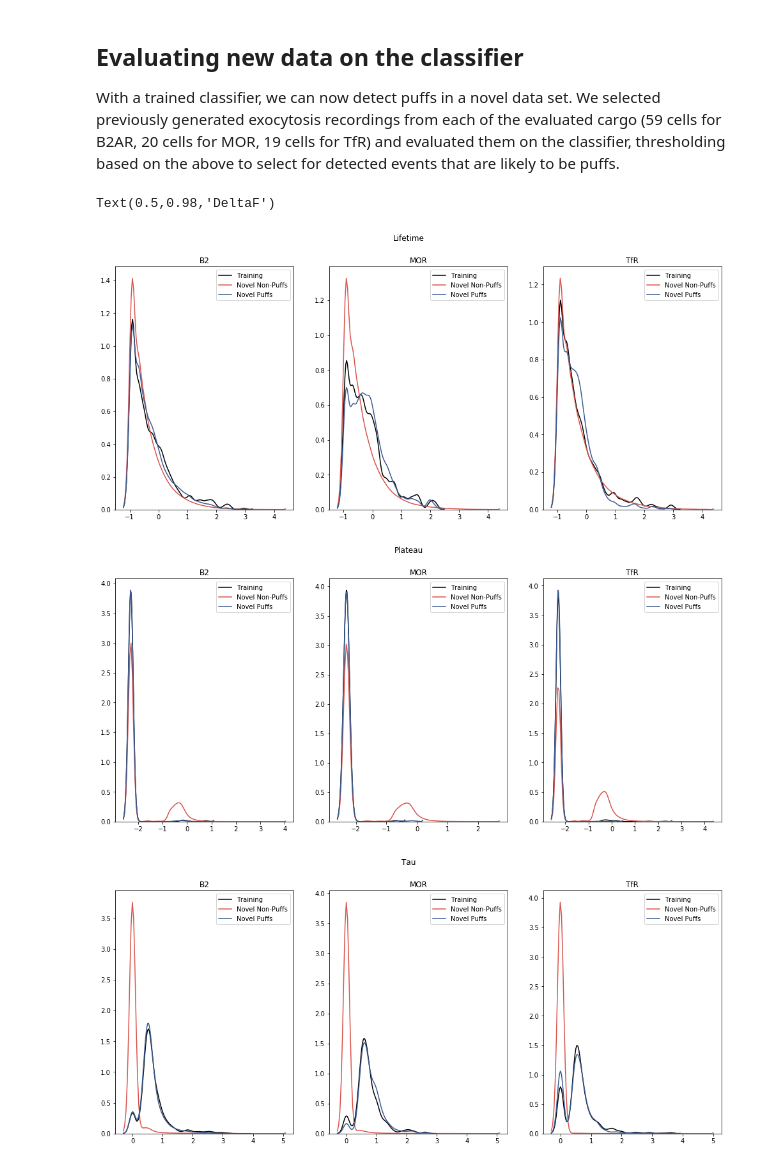
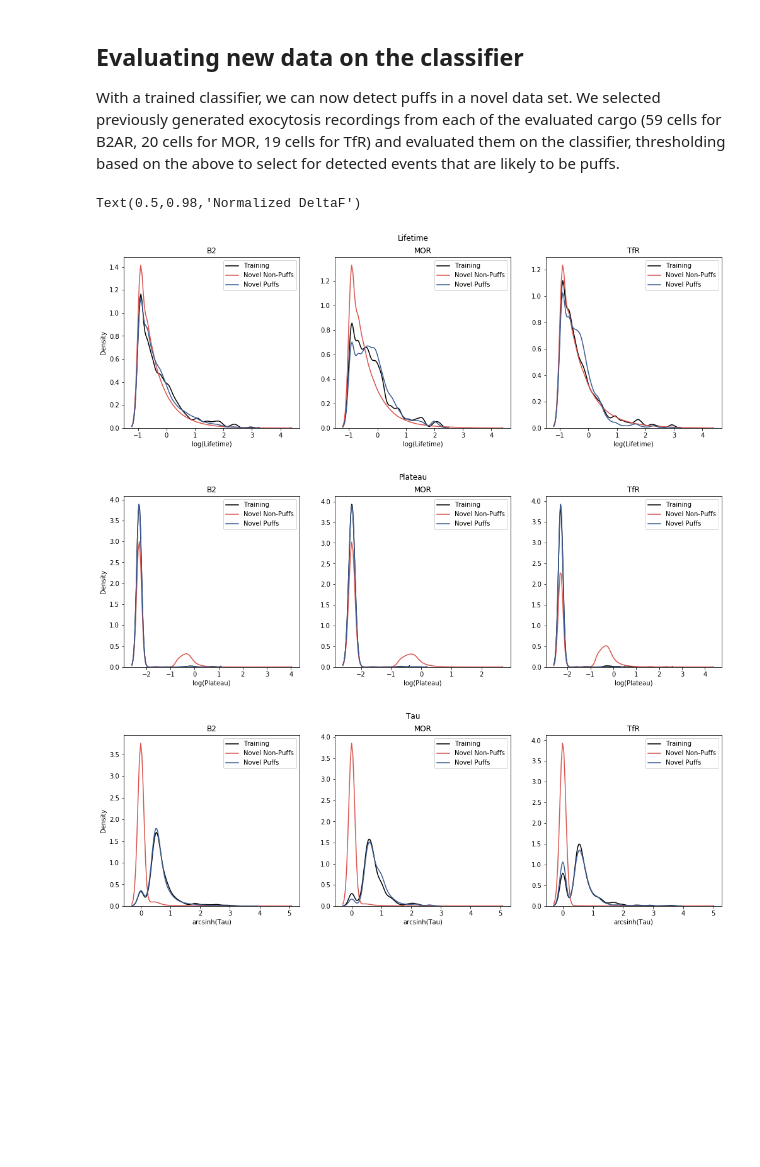
Before and after one commit to exark/puffsAnalysis, a Jupyter notebook: threshold-paper.ipynb, the cells around one changed output. Saved outputs shown, nothing was run; the diff lists cells and outputs as text; code cells hidden in the pictures; blank space fills up the shorter version.

```diff
--- a/threshold-paper.ipynb
+++ b/threshold-paper.ipynb
@@ -164,6 +216,9 @@ fit_mds = mds_class.fit_transform(scaled_puffs)
 tsne_class = sklearn.manifold.TSNE(random_state=237)
 fit_tsne = tsne_class.fit_transform(scaled_puffs)
 # %%
+puff_pal = sns.color_palette(['goldenrod', 'blue', 'purple'])
+sns.set_palette(puff_pal)
+
 plt.figure()
 
 plt.title('MDS of Puffs Across Cargos')
@@ -176,12 +231,14 @@ plt.legend()
 
 plt.figure()
 
-plt.title('tSNE of Puffs Across Cargos')
+plt.title('tSNE Projection')
 for cargo in ['B2','MOR','TfR']:
     filt = (puffs_for_ds['cargo'] == cargo)
     plt.plot(fit_tsne[filt,0],
              fit_tsne[filt,1],
              marker='o', markersize='4', ls='None', alpha = .8, label=cargo)
+    plt.xlabel('Dimesnion 2')
+    plt.ylabel('Dimesnion 1')
 plt.legend()
 # %% [output]
 <matplotlib.legend.Legend at 0x...>
@@ -364,65 +477,83 @@ for cargo, thresh in {'B2' : 0.56, 'MOR' : 0.75, 'TfR' : 0.66}.items():
 puff_pal = sns.color_palette(['black', sns.xkcd_rgb['pale red'], sns.xkcd_rgb['denim blue']])
 sns.set_palette(puff_pal)
 
-fig, ax = plt.subplots(1,3,figsize=(17,7))
+fig, ax = plt.subplots(1,3,figsize=(17,5))
 
 for axis, cargo in enumerate(['B2', 'MOR', 'TfR']):
     sns.kdeplot(np.log(labeled.loc[(labeled['cargo'] == cargo) & (labeled['isPuff'] == 1.), 'lifetime_s']), ax=ax[axis], label='Training', bw=0.1)
     sns.kdeplot(np.log(novel.loc[(novel['cargo'] == cargo) & (novel['isPuff'] != 1.), 'lifetime_s']), ax=ax[axis], label='Novel Non-Puffs', bw=0.1)
     sns.kdeplot(np.log(novel.loc[(novel['cargo'] == cargo) & (novel['isPuff'] == 1.), 'lifetime_s']), ax=ax[axis], label='Novel Puffs', bw=0.1)
     ax[axis].set_title(cargo)
+    ax[axis].set_xlabel('log(Lifetime)')
+    if axis == 0:
+        ax[axis].set_ylabel('Density')
 
 plt.suptitle('Lifetime')
 
-fig, ax = plt.subplots(1,3,figsize=(17,7))
+fig, ax = plt.subplots(1,3,figsize=(17,5))
 
 for axis, cargo in enumerate(['B2', 'MOR', 'TfR']):
     sns.kdeplot(np.log(labeled.loc[(labeled['cargo'] == cargo) & (labeled['isPuff'] == 1.), 'plateau']), ax=ax[axis], label='Training', bw=0.1)
     sns.kdeplot(np.log(novel.loc[(novel['cargo'] == cargo) & (novel['isPuff'] != 1.), 'plateau']), ax=ax[axis], label='Novel Non-Puffs', bw=0.1)
     sns.kdeplot(np.log(novel.loc[(novel['cargo'] == cargo) & (novel['isPuff'] == 1.), 'plateau']), ax=ax[axis], label='Novel Puffs', bw=0.1)
     ax[axis].set_title(cargo)
+    ax[axis].set_xlabel('log(Plateau)')
+    if axis == 0:
+        ax[axis].set_ylabel('Density')
 
 plt.suptitle('Plateau')
 
-fig, ax = plt.subplots(1,3,figsize=(17,7))
+fig, ax = plt.subplots(1,3,figsize=(17,5))
 
 for axis, cargo in enumerate(['B2', 'MOR', 'TfR']):
     sns.kdeplot(np.arcsinh(labeled.loc[(labeled['cargo'] == cargo) & (labeled['isPuff'] == 1.), 'tau']), ax=ax[axis], label='Training', bw=0.1)
     sns.kdeplot(np.arcsinh(novel.loc[(novel['cargo'] == cargo) & (novel['isPuff'] != 1.), 'tau']), ax=ax[axis], label='Novel Non-Puffs', bw=0.1)
     sns.kdeplot(np.arcsinh(novel.loc[(novel['cargo'] == cargo) & (novel['isPuff'] == 1.), 'tau']), ax=ax[axis], label='Novel Puffs', bw=0.1)
     ax[axis].set_title(cargo)
+    ax[axis].set_xlabel('arcsinh(Tau)')
+    if axis == 0:
+        ax[axis].set_ylabel('Density')
+
 
 plt.suptitle('Tau')
 
-fig, ax = plt.subplots(1,3,figsize=(17,7))
+fig, ax = plt.subplots(1,3,figsize=(17,5))
 
 for axis, cargo in enumerate(['B2', 'MOR', 'TfR']):
     subset = novel.loc[novel['cargo'] == cargo, :]
     for cell in np.unique(subset['cell']):
         densities = subset.loc[subset['cell'] == cell, 'int_density']
         novel.loc[(novel['cargo'] == cargo) & (novel['cell'] == cell), 'norm_density'] = densities/np.nanmean(densities)
     sns.kdeplot(np.log(labeled.loc[(labeled['cargo'] == cargo) & (labeled['isPuff'] == 1.), 'norm_density']), ax=ax[axis], label='Training', bw=0.1)
     sns.kdeplot(np.log(novel.loc[(novel['cargo'] == cargo) & (novel['isPuff'] != 1.), 'norm_density']), ax=ax[axis], label='Novel Non-Puffs', bw=0.1)
     sns.kdeplot(np.log(novel.loc[(novel['cargo'] == cargo) & (novel['isPuff'] == 1.), 'norm_density']), ax=ax[axis], label='Novel Puffs', bw=0.1)
+    ax[axis].set_xlabel('log(Integrated Density)')
     ax[axis].set_title(cargo)
 
-plt.suptitle('Integrated Density')
+    if axis == 0:
+        ax[axis].set_ylabel('Density')
 
-fig, ax = plt.subplots(1,3,figsize=(17,7))
+
+plt.suptitle('Normalized Integrated Density')
+
+fig, ax = plt.subplots(1,3,figsize=(17,5))
 
 for axis, cargo in enumerate(['B2', 'MOR', 'TfR']):
     subset = novel.loc[novel['cargo'] == cargo, :]
     for cell in np.unique(subset['cell']):
         deltaf = subset.loc[subset['cell'] == cell, 'deltaf']
         novel.loc[(novel['cargo'] == cargo) & (novel['cell'] == cell), 'norm_deltaf'] = deltaf/np.nanmean(deltaf)
     sns.kdeplot(np.log(labeled.loc[(labeled['cargo'] == cargo) & (labeled['isPuff'] == 1.), 'norm_deltaf']), ax=ax[axis], label='Training', bw=0.1)
     sns.kdeplot(np.log(novel.loc[(novel['cargo'] == cargo) & (novel['isPuff'] != 1.), 'norm_deltaf']), ax=ax[axis], label='Novel Non-Puffs', bw=0.1)
     sns.kdeplot(np.log(novel.loc[(novel['cargo'] == cargo) & (novel['isPuff'] == 1.), 'norm_deltaf']), ax=ax[axis], label='Novel Puffs', bw=0.1)
     ax[axis].set_title(cargo)
+    ax[axis].set_xlabel('log(DeltaF)')
+    if axis == 0:
+        ax[axis].set_ylabel('Density')
 
-plt.suptitle('DeltaF')
+plt.suptitle('Normalized DeltaF')
 # %% [output]
-Text(0.5,0.98,'DeltaF')
+Text(0.5,0.98,'Normalized DeltaF')
-[figure, old version]
+[figure, new version]
-[figure, old version]
+[figure, new version]
-[figure, old version]
+[figure, new version]
```
Also changed, not shown: parts of 12 cells of this notebook.
